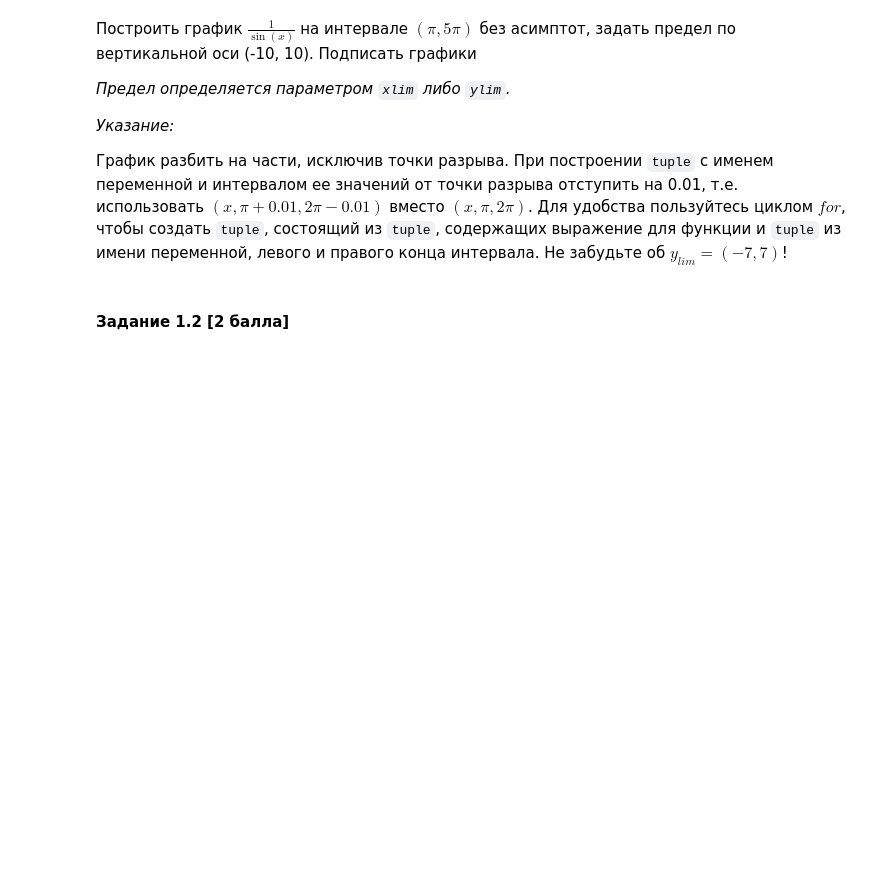
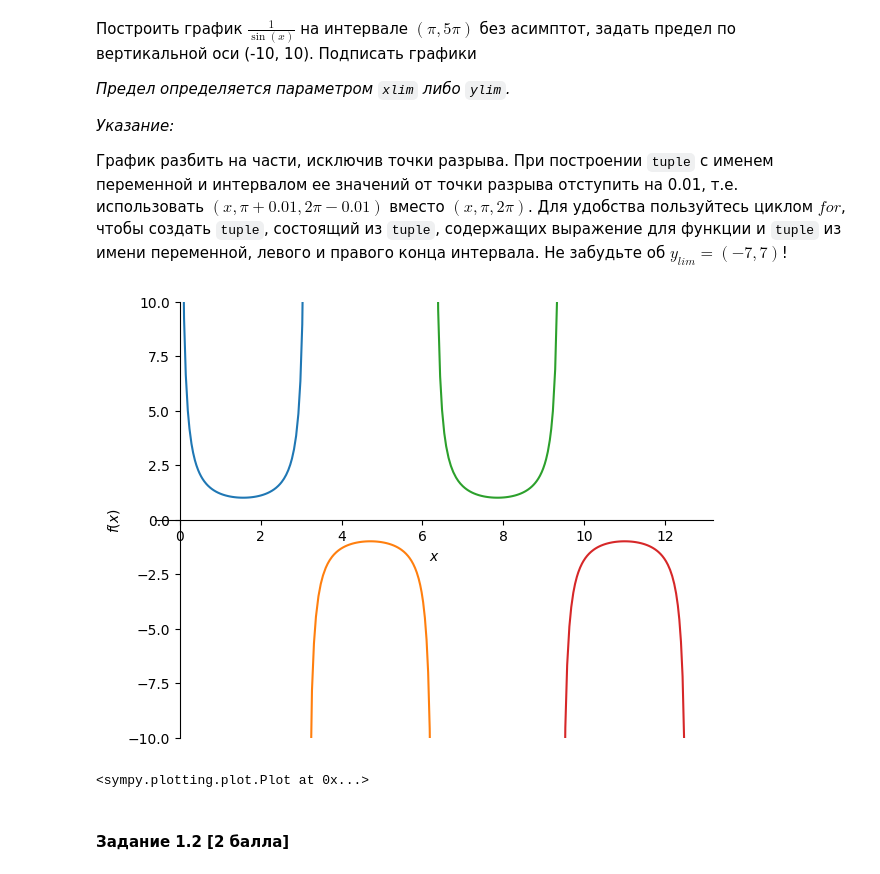
Before and after one commit to artoftheblue/hse-homeworks, a Jupyter notebook: calculus/variant_3.ipynb, the cells around one changed output. Saved outputs shown, nothing was run; the diff lists cells and outputs as text; code cells hidden in the pictures; blank space fills up the shorter version.

```diff
--- a/calculus/variant_3.ipynb
+++ b/calculus/variant_3.ipynb
@@ -83,3 +89,12 @@ https://docs.sympy.org/latest/modules/plotting.html?highlight=plot#module-sympy.
+# %%
+function = 1 / sin(x)
+intervals = [(x, pi * i + 0.01, pi * (i + 1) - 0.01) for i in range(4)]
+n = len(intervals)
+func_to_plot = tuple((function, intervals[i]) for i in range(n))
+plot(*func_to_plot, ylim=(-10, 10))
+# %% [output]
+[figure, added]
+<sympy.plotting.plot.Plot at 0x...>
 # %% [markdown]
 #### **Задание 1.2 [2 балла]**
 # %% [markdown]
```
Also changed, not shown: parts of 21 cells of this notebook, 21 other files.
